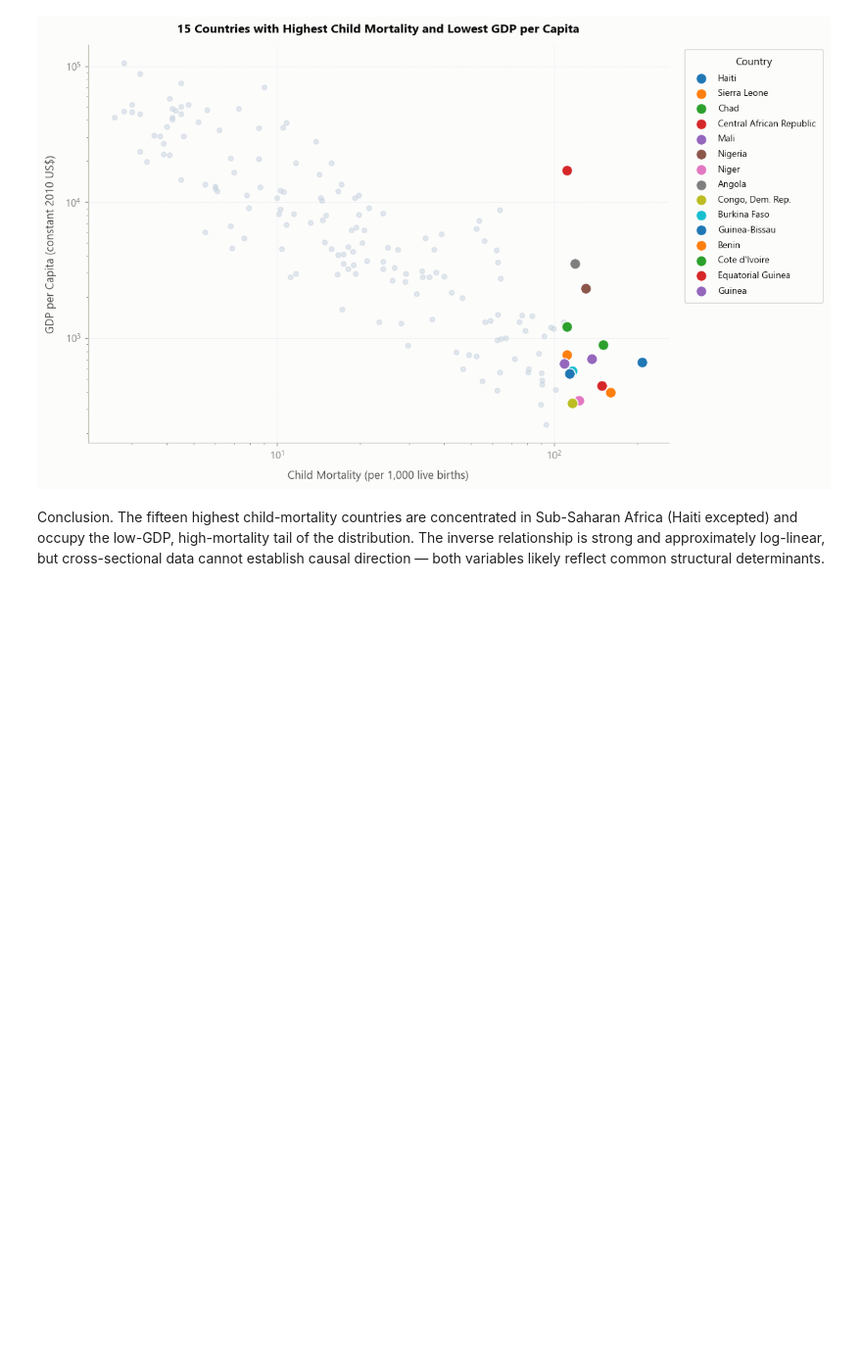
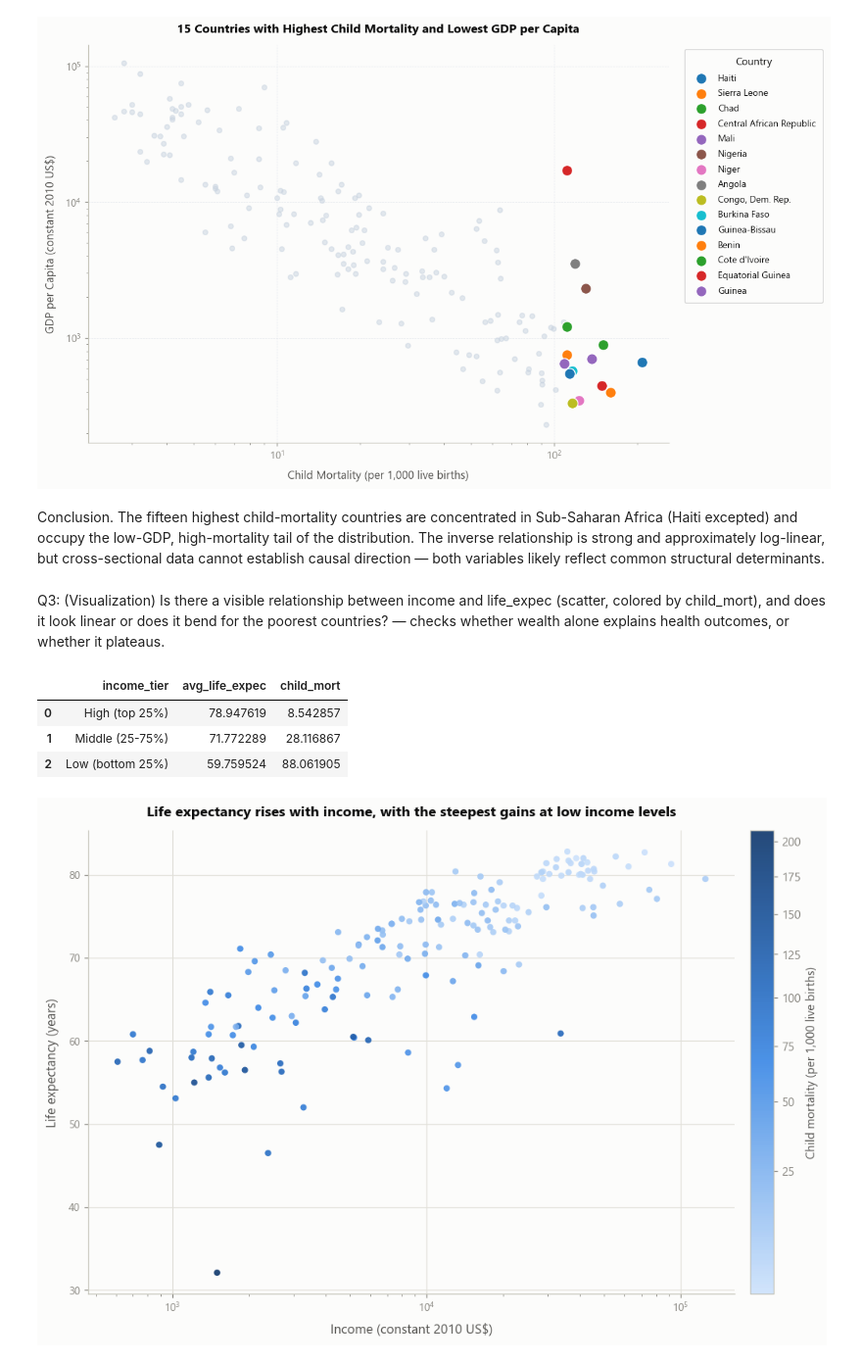
Before and after one commit to Superkai017/global-development-analysis, a Jupyter notebook: notebook/eda.ipynb, the cells around one changed output. Shown at 98% size. Saved outputs shown, nothing was run; the diff lists cells and outputs as text; code cells hidden in the pictures; blank space fills up the shorter version.

```diff
--- a/notebook/eda.ipynb
+++ b/notebook/eda.ipynb
@@ -328,3 +335,51 @@ plt.show()
 [figure]
 # %% [markdown]
 Conclusion. The fifteen highest child-mortality countries are concentrated in Sub-Saharan Africa (Haiti excepted) and occupy the low-GDP, high-mortality tail of the distribution. The inverse relationship is strong and approximately log-linear, but cross-sectional data cannot establish causal direction — both variables likely reflect common structural determinants.
+# %% [markdown]
+Q3: (Visualization) Is there a visible relationship between income and life_expec (scatter, colored by child_mort), and does it look linear or does it bend for the poorest countries? — checks whether wealth alone explains health outcomes, or whether it plateaus.
+# %%
+income_life_expectation_comparison = df.groupby('income_tier').agg(
+    avg_life_expec=('life_expec', 'mean'),
+    child_mort=('child_mort', 'mean'), ).sort_values(by='avg_life_expec', ascending=False).reset_index()
+income_life_expectation_comparison
+# %% [output]
+|  | income_tier | avg_life_expec | child_mort |
+| 0 | High (top 25%) | 78.947619 | 8.542857 |
+| 1 | Middle (25-75%) | 71.772289 | 28.116867 |
+| 2 | Low (bottom 25%) | 59.759524 | 88.061905 |
+# %%
+
+fig, ax = plt.subplots(figsize=(12, 7))
+
+sc = ax.scatter(
+    df['income'],
+    df['life_expec'],
+    s=28,
+    c=df['child_mort'],
+    cmap=SEQ,
+    norm=PowerNorm(gamma=0.6),
+    alpha=0.9,
+    edgecolors='none',
+    zorder=3
+)
+
+ax.set_xscale('log')
+style(ax, axis='both')
+
+cbar = fig.colorbar(sc, ax=ax, pad=0.02)
+cbar.set_label('Child mortality (per 1,000 live births)', color=INK2)
+
+ax.set_xlabel('Income (constant 2010 US$)', fontsize=11, color=INK2, labelpad=8)
+ax.set_ylabel('Life expectancy (years)', fontsize=11, color=INK2, labelpad=8)
+ax.set_title(
+    'Life expectancy rises with income, with the steepest gains at low income levels',
+    fontsize=12,
+    fontweight='bold',
+    color=INK,
+    pad=12
+)
+
+plt.subplots_adjust(right=0.88)
+plt.show()
+# %% [output]
+[figure, added]
```
Also changed, not shown: parts of 1 cell of this notebook.
